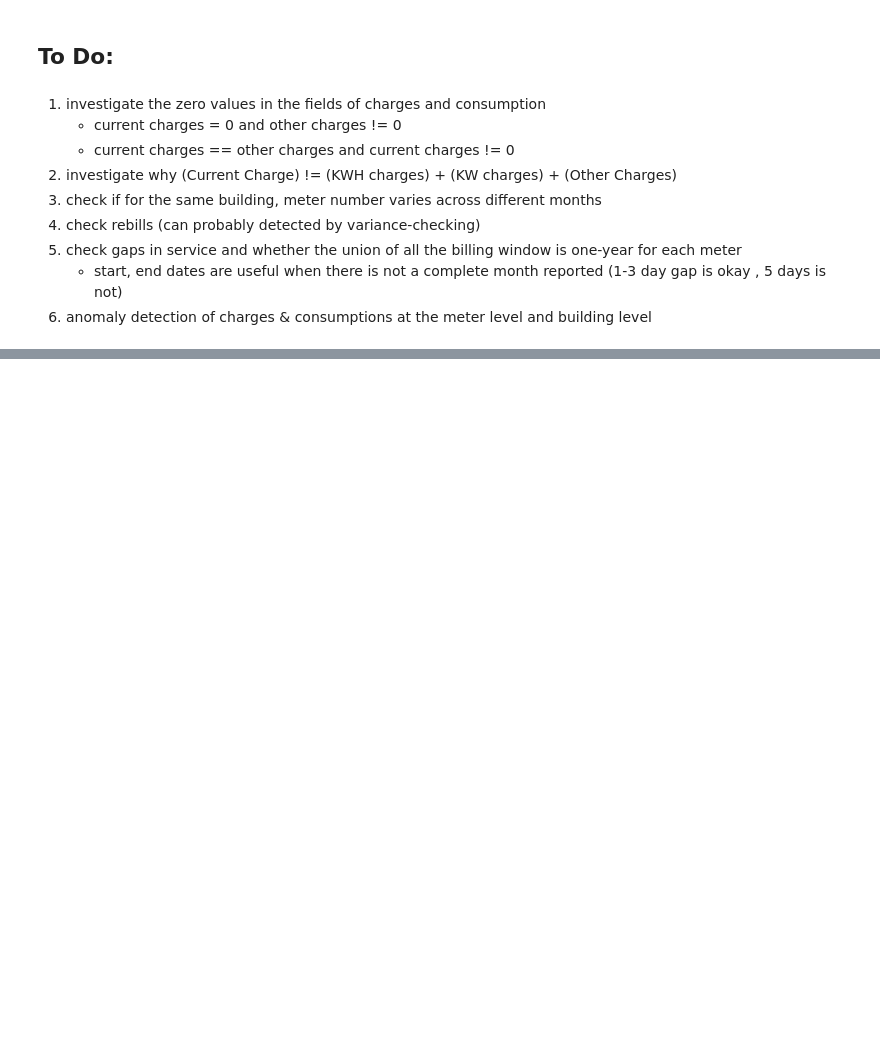
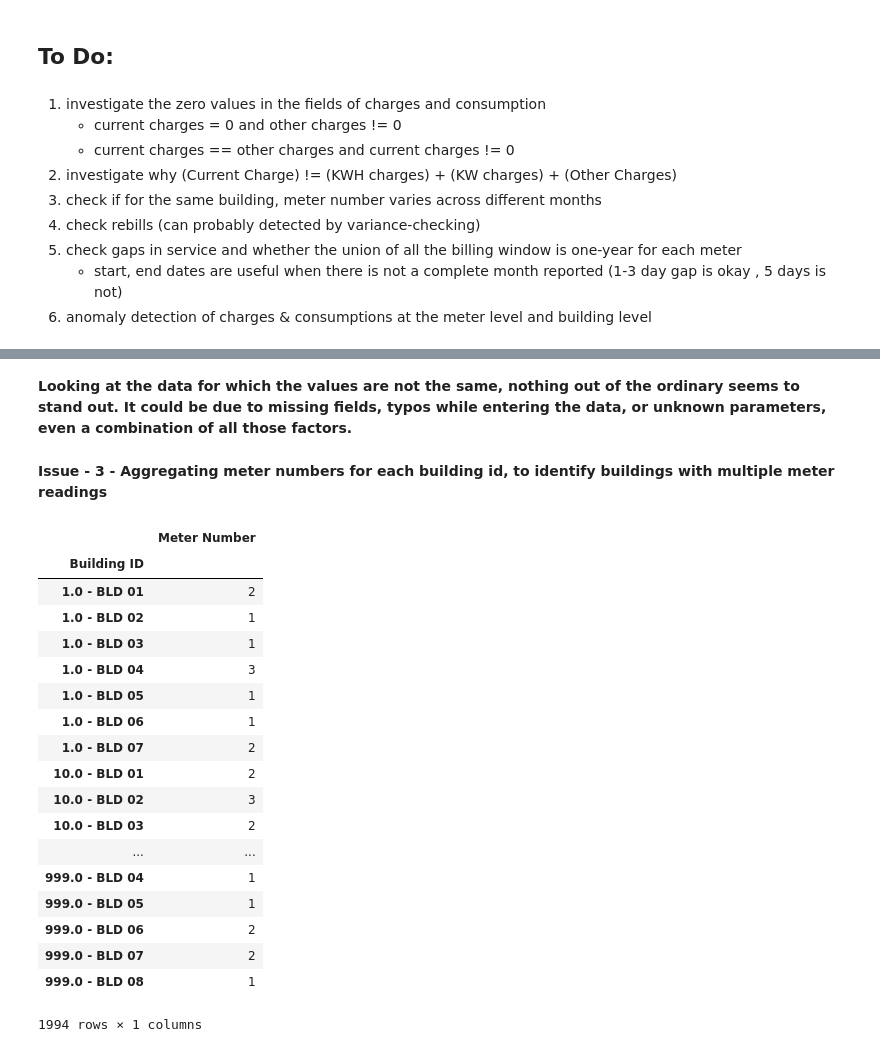
Before and after one commit to jasonfeiwang/Anomaly-Detectors, a Jupyter notebook: src/EDA-NYCHA-Electricity.ipynb, the cells around one changed output, grey strips where cells are left out. Saved outputs shown, nothing was run; the diff lists cells and outputs as text; code cells hidden in the pictures; blank space fills up the shorter version.

```diff
--- a/src/EDA-NYCHA-Electricity.ipynb
+++ b/src/EDA-NYCHA-Electricity.ipynb
@@ -446,0 +491,27 @@ df[((df['KW Charges'] == 0) ^ (df['Consumption (KW)'] == 0))]\
+# %% [markdown]
+**Looking at the data for which the values are not the same, nothing out of the ordinary seems to stand out. It could be due to missing fields, typos while entering the data, or unknown parameters, even a combination of all those factors.**
+# %% [markdown]
+**Issue - 3 - Aggregating meter numbers for each building id, to identify buildings with multiple meter readings**
+# %%
+# list of all buildings with number of meters used to collect data
+clean_df.groupby('Building ID').agg({'Meter Number': 'nunique'})
+# %% [output]
+|  | Meter Number |
+| Building ID |  |
+| 1.0 - BLD 01 | 2 |
+| 1.0 - BLD 02 | 1 |
+| 1.0 - BLD 03 | 1 |
+| 1.0 - BLD 04 | 3 |
+| 1.0 - BLD 05 | 1 |
+| 1.0 - BLD 06 | 1 |
+| 1.0 - BLD 07 | 2 |
+| 10.0 - BLD 01 | 2 |
+| 10.0 - BLD 02 | 3 |
+| 10.0 - BLD 03 | 2 |
+| ... | ... |
+| 999.0 - BLD 04 | 1 |
+| 999.0 - BLD 05 | 1 |
+| 999.0 - BLD 06 | 2 |
+| 999.0 - BLD 07 | 2 |
+| 999.0 - BLD 08 | 1 |
+1994 rows × 1 columns
```
Also changed, not shown: parts of 15 cells of this notebook.
